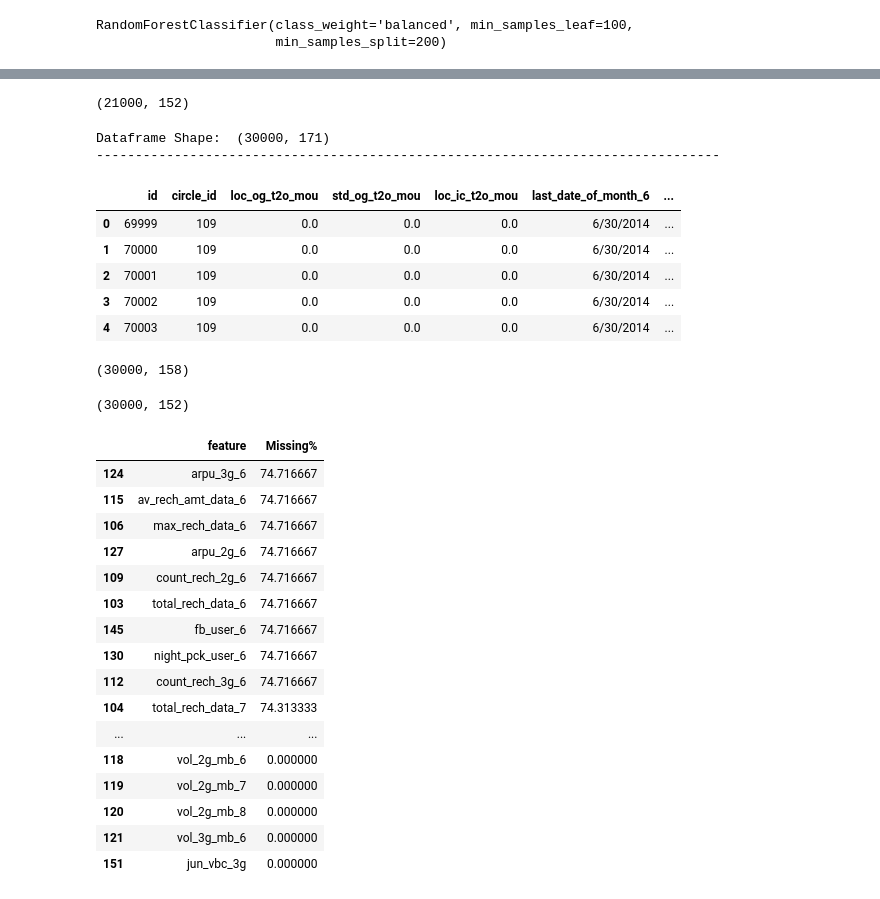
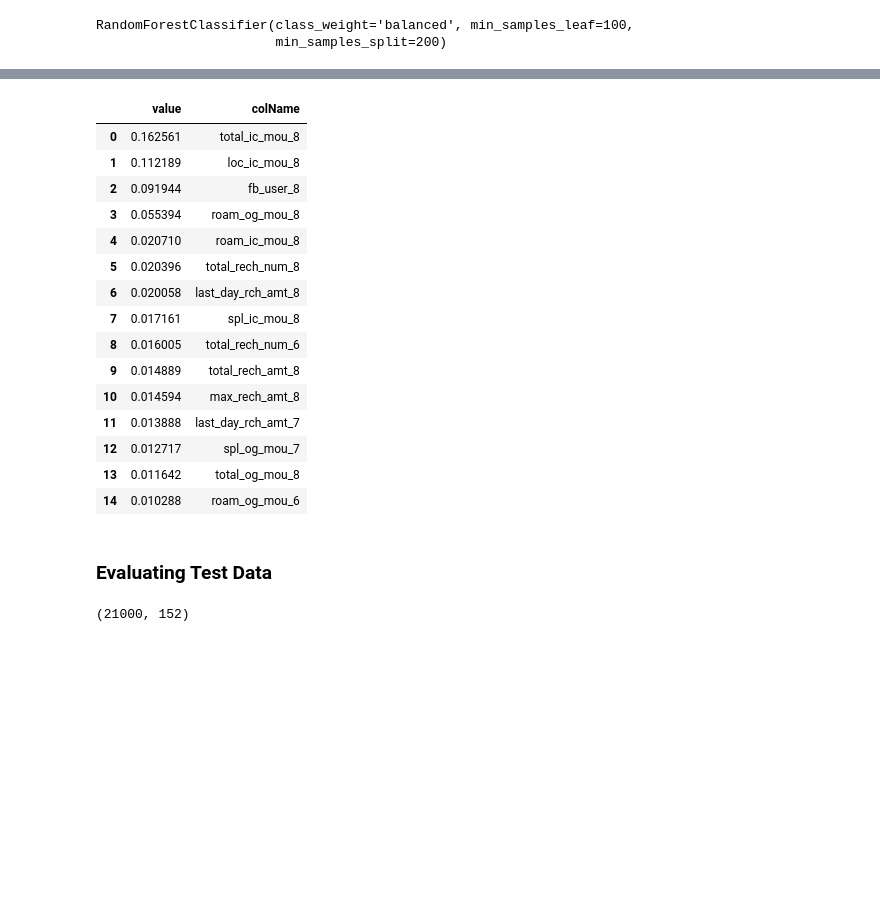
Before and after one commit to sivaprasadt246/Telecom-Churn-Case-Study, a Jupyter notebook: Telecom_Churn_Case_Study.ipynb, the cells around one changed output, grey strips where cells are left out. Saved outputs shown, nothing was run; the diff lists cells and outputs as text; code cells hidden in the pictures; blank space fills up the shorter version.

```diff
--- a/Telecom_Churn_Case_Study.ipynb
+++ b/Telecom_Churn_Case_Study.ipynb
@@ -578,0 +581,8 @@ RF_feature_importance.head(15)
+# %%
+from xgboost import XGBClassifier
+
+#Running the random forest with default parameters.
+xgb = XGBClassifier()
+
+#fit
+xgb.fit(X_train_smote, y_train_smote)
@@ -579,51 +658,29 @@ RF_feature_importance.head(15)
+# %%
+importances = xgb.feature_importances_
+col_names =  X.columns
+
+RF_feature_importance = pd.DataFrame(sorted(zip(importances, list(col_names)), reverse=True),columns={'colName','value'})
+RF_feature_importance.head(15)
+# %% [output]
+|  | value | colName |
+| 0 | 0.162561 | total_ic_mou_8 |
+| 1 | 0.112189 | loc_ic_mou_8 |
+| 2 | 0.091944 | fb_user_8 |
+| 3 | 0.055394 | roam_og_mou_8 |
+| 4 | 0.020710 | roam_ic_mou_8 |
+| 5 | 0.020396 | total_rech_num_8 |
+| 6 | 0.020058 | last_day_rch_amt_8 |
+| 7 | 0.017161 | spl_ic_mou_8 |
+| 8 | 0.016005 | total_rech_num_6 |
+| 9 | 0.014889 | total_rech_amt_8 |
+| 10 | 0.014594 | max_rech_amt_8 |
+| 11 | 0.013888 | last_day_rch_amt_7 |
+| 12 | 0.012717 | spl_og_mou_7 |
+| 13 | 0.011642 | total_og_mou_8 |
+| 14 | 0.010288 | roam_og_mou_6 |
+# %% [markdown]
+### Evaluating Test Data
 # %%
 X_test.shape
 # %% [output]
 (21000, 152)
-# %%
-test_data = pd.read_csv("test.csv")
-
-print('Dataframe Shape: ', test_data.shape); print('-'*80, '\n');
-test_data.head(5)
-# %% [output]
-Dataframe Shape:  (30000, 171)
---------------------------------------------------------------------------------
-|  | id | circle_id | loc_og_t2o_mou | std_og_t2o_mou | loc_ic_t2o_mou | last_date_of_month_6 | ... |
-| 0 | 69999 | 109 | 0.0 | 0.0 | 0.0 | 6/30/2014 | ... |
-| 1 | 70000 | 109 | 0.0 | 0.0 | 0.0 | 6/30/2014 | ... |
-| 2 | 70001 | 109 | 0.0 | 0.0 | 0.0 | 6/30/2014 | ... |
-| 3 | 70002 | 109 | 0.0 | 0.0 | 0.0 | 6/30/2014 | ... |
-| 4 | 70003 | 109 | 0.0 | 0.0 | 0.0 | 6/30/2014 | ... |
-# %%
-drop_no_varience_columns = list(data_unique_count_is_one.index)
-test_data.drop(drop_no_varience_columns, axis=1, inplace=True)
-
-test_data.shape
-# %% [output]
-(30000, 158)
-# %%
-test_data.drop(date_vars, axis=1, inplace=True)
-test_data.shape
-# %% [output]
-(30000, 152)
-# %%
-missing_values = pd.DataFrame((test_data.isnull().sum()/len(test_data))*100).reset_index().rename(columns = {'index': 'feature', 0: 'Missing%'}).sort_values('Missing%',ascending = False)
-missing_values
-# %% [output]
-|  | feature | Missing% |
-| 124 | arpu_3g_6 | 74.716667 |
-| 115 | av_rech_amt_data_6 | 74.716667 |
-| 106 | max_rech_data_6 | 74.716667 |
-| 127 | arpu_2g_6 | 74.716667 |
-| 109 | count_rech_2g_6 | 74.716667 |
-| 103 | total_rech_data_6 | 74.716667 |
-| 145 | fb_user_6 | 74.716667 |
-| 130 | night_pck_user_6 | 74.716667 |
-| 112 | count_rech_3g_6 | 74.716667 |
-| 104 | total_rech_data_7 | 74.313333 |
-| ... | ... | ... |
-| 118 | vol_2g_mb_6 | 0.000000 |
-| 119 | vol_2g_mb_7 | 0.000000 |
-| 120 | vol_2g_mb_8 | 0.000000 |
-| 121 | vol_3g_mb_6 | 0.000000 |
-| 151 | jun_vbc_3g | 0.000000 |
```
Also changed, not shown: parts of 34 cells of this notebook.
